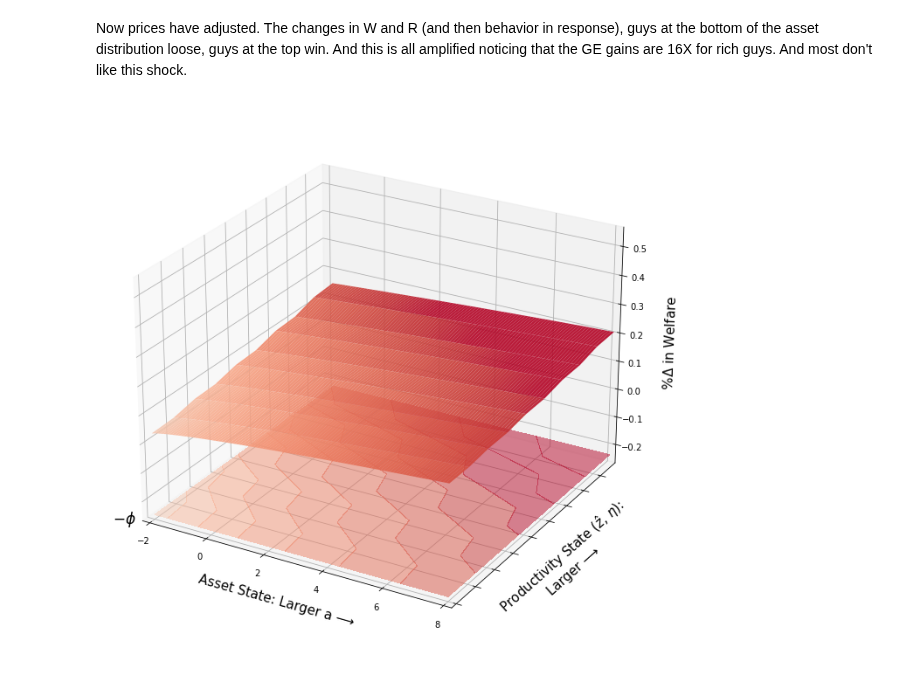
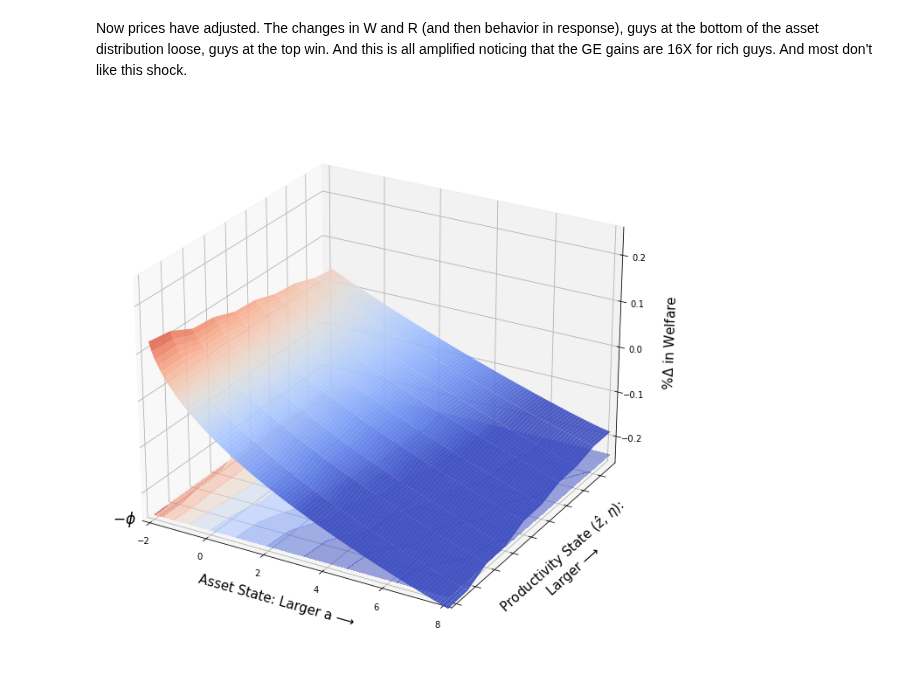
Before and after one commit to mwaugh0328/heterogeneous-agent-trade, a Jupyter notebook: notebooks/model-summary-statistics.ipynb, the cells around one changed output. Saved outputs shown, nothing was run; the diff lists cells and outputs as text; code cells hidden in the pictures.

```diff
--- a/notebooks/model-summary-statistics.ipynb
+++ b/notebooks/model-summary-statistics.ipynb
@@ -226,7 +226,7 @@ nan
 # %% [markdown]
 Now prices have adjusted. The changes in W and R (and then behavior in response), guys at the bottom of the asset distribution loose, guys at the top win. And this is all amplified noticing that the GE gains are 16X for rich guys. And most don't like this shock.
 # %%
-welfare = pd.read_csv("welfare-US-can.csv")
+welfare = pd.read_csv("welfare-US-1.csv")
 
 x, y, z = create_grid(welfare,"asset","shock","welfare")
 
@@ -234,33 +234,33 @@ fig = plt.figure(figsize = [15.0,9.0], tight_layout = True)
 
 #ax = fig.gca(projection='3d')
 
 ax = fig.add_subplot(projection='3d')
 
 surf = ax.plot_surface(x, y, z, rstride=1, cstride=1, cmap='coolwarm', norm=colors.Normalize(vmin=-0.16, vmax=0.16),
                     linewidth=0, antialiased=True, alpha = 0.90, linestyles = "dashed")
 
 ofs = -.25
 
 ax.contourf(x, y, z, 10, offset=ofs, cmap='coolwarm', norm=colors.Normalize(vmin=-0.16, vmax=0.16),
                  alpha = 0.50, linestyles = "dashed")
 
 ax.view_init(25,300)
 ax.set_xlim(-2.05,8.05)
 #ax.set_xticklabels([0.0])
 
 ax.set_ylim(0.95,9.7)
 ax.set_yticklabels([])
 
-ax.set_zlim(-.25, 0.55)
+ax.set_zlim(-.25, 0.25)
 
 ax.text(-2.75, 0.05, -0.25, "$-\phi$", fontsize = 17)
 
 ax.set_ylabel("\n Productivity State ($\hat z$, $\eta$):\n Larger ⟶ ", fontsize = 15)
 ax.set_xlabel("\n Asset State: Larger a ⟶ " , fontsize = 15)
 ax.set_zlabel("\n \n %$\Delta$ in Welfare", fontsize = 15)
 
-plt.savefig("../notes/figures/welfare-can.pdf", bbox_inches = "tight")
+plt.savefig("../notes/figures/welfare-aut-increase.pdf", bbox_inches = "tight")
 
 plt.show()
 # %% [output]
-[figure, old version]
+[figure, new version]
```
Also changed, not shown: parts of 2 cells of this notebook, 6 other files.
